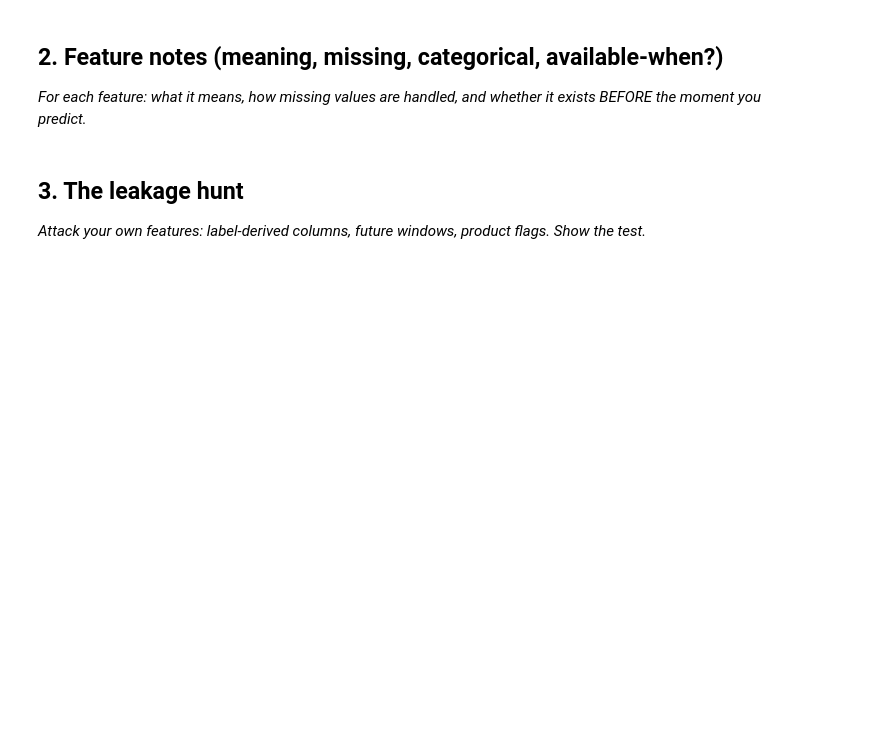
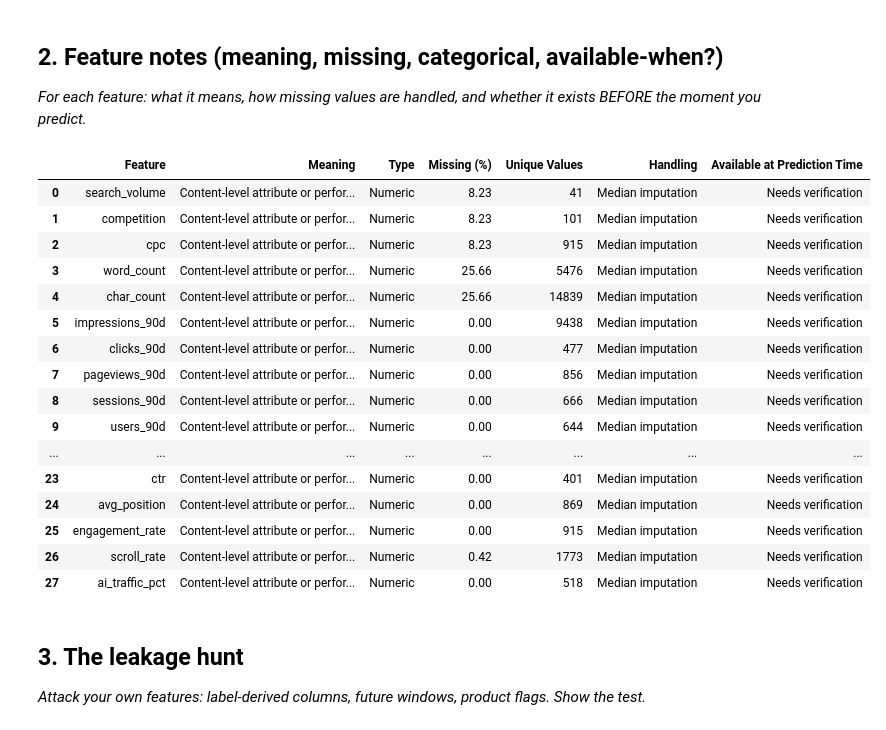
Before and after one commit to suyashverma0/flyrank-ml-workspace2, a Jupyter notebook: work/notebooks/w03_feature_leakage_check.ipynb, the cells around one changed output. Saved outputs shown, nothing was run; the diff lists cells and outputs as text; code cells hidden in the pictures; blank space fills up the shorter version.

```diff
--- a/work/notebooks/w03_feature_leakage_check.ipynb
+++ b/work/notebooks/w03_feature_leakage_check.ipynb
@@ -15,0 +61,5 @@ This skeleton is yours to fill. Work the sections **in order** — each one has
+# %%
+# Display all actual column names
+
+for i, col in enumerate(df.columns, start=1):
+    print(i, repr(col))
@@ -15,0 +84,6 @@ This skeleton is yours to fill. Work the sections **in order** — each one has
+# %%
+print("Possible target / label columns:")
+
+for col in df.columns:
+    if any(word in col.lower() for word in ["label", "declin", "trend", "flag"]):
+        print(col)
@@ -23,3 +263,54 @@ This skeleton is yours to fill. Work the sections **in order** — each one has
+# %%
+# This cell is for CODE (numbers, a query, a check).
+# Write your text answer in the cell ABOVE this one — typing sentences here breaks Run All.
+import pandas as pd
+
+feature_notes = []
+
+for col in X.columns:
+    if col in df.columns:
+        dtype = df[col].dtype
+        missing_pct = df[col].isnull().mean() * 100
+        unique_values = df[col].nunique()
+
+        if pd.api.types.is_numeric_dtype(df[col]):
+            feature_type = "Numeric"
+            handling = "Median imputation"
+        else:
+            feature_type = "Categorical"
+            handling = "Unknown category / One-hot encoding"
+
+        feature_notes.append({
+            "Feature": col,
+            "Meaning": "Content-level attribute or performance metric",
+            "Type": feature_type,
+            "Missing (%)": round(missing_pct, 2),
+            "Unique Values": unique_values,
+            "Handling": handling,
+            "Available at Prediction Time": "Needs verification"
+        })
+
+feature_notes_df = pd.DataFrame(feature_notes)
+
+display(feature_notes_df)
+# %% [output]
+|  | Feature | Meaning | Type | Missing (%) | Unique Values | Handling | Available at Prediction Time |
+| 0 | search_volume | Content-level attribute or perfor... | Numeric | 8.23 | 41 | Median imputation | Needs verification |
+| 1 | competition | Content-level attribute or perfor... | Numeric | 8.23 | 101 | Median imputation | Needs verification |
+| 2 | cpc | Content-level attribute or perfor... | Numeric | 8.23 | 915 | Median imputation | Needs verification |
+| 3 | word_count | Content-level attribute or perfor... | Numeric | 25.66 | 5476 | Median imputation | Needs verification |
+| 4 | char_count | Content-level attribute or perfor... | Numeric | 25.66 | 14839 | Median imputation | Needs verification |
+| 5 | impressions_90d | Content-level attribute or perfor... | Numeric | 0.00 | 9438 | Median imputation | Needs verification |
+| 6 | clicks_90d | Content-level attribute or perfor... | Numeric | 0.00 | 477 | Median imputation | Needs verification |
+| 7 | pageviews_90d | Content-level attribute or perfor... | Numeric | 0.00 | 856 | Median imputation | Needs verification |
+| 8 | sessions_90d | Content-level attribute or perfor... | Numeric | 0.00 | 666 | Median imputation | Needs verification |
+| 9 | users_90d | Content-level attribute or perfor... | Numeric | 0.00 | 644 | Median imputation | Needs verification |
+| ... | ... | ... | ... | ... | ... | ... | ... |
+| 23 | ctr | Content-level attribute or perfor... | Numeric | 0.00 | 401 | Median imputation | Needs verification |
+| 24 | avg_position | Content-level attribute or perfor... | Numeric | 0.00 | 869 | Median imputation | Needs verification |
+| 25 | engagement_rate | Content-level attribute or perfor... | Numeric | 0.00 | 915 | Median imputation | Needs verification |
+| 26 | scroll_rate | Content-level attribute or perfor... | Numeric | 0.42 | 1773 | Median imputation | Needs verification |
+| 27 | ai_traffic_pct | Content-level attribute or perfor... | Numeric | 0.00 | 518 | Median imputation | Needs verification |
 # %% [markdown]
 ## 3. The leakage hunt
 
```
Also changed, not shown: parts of 15 cells of this notebook.
